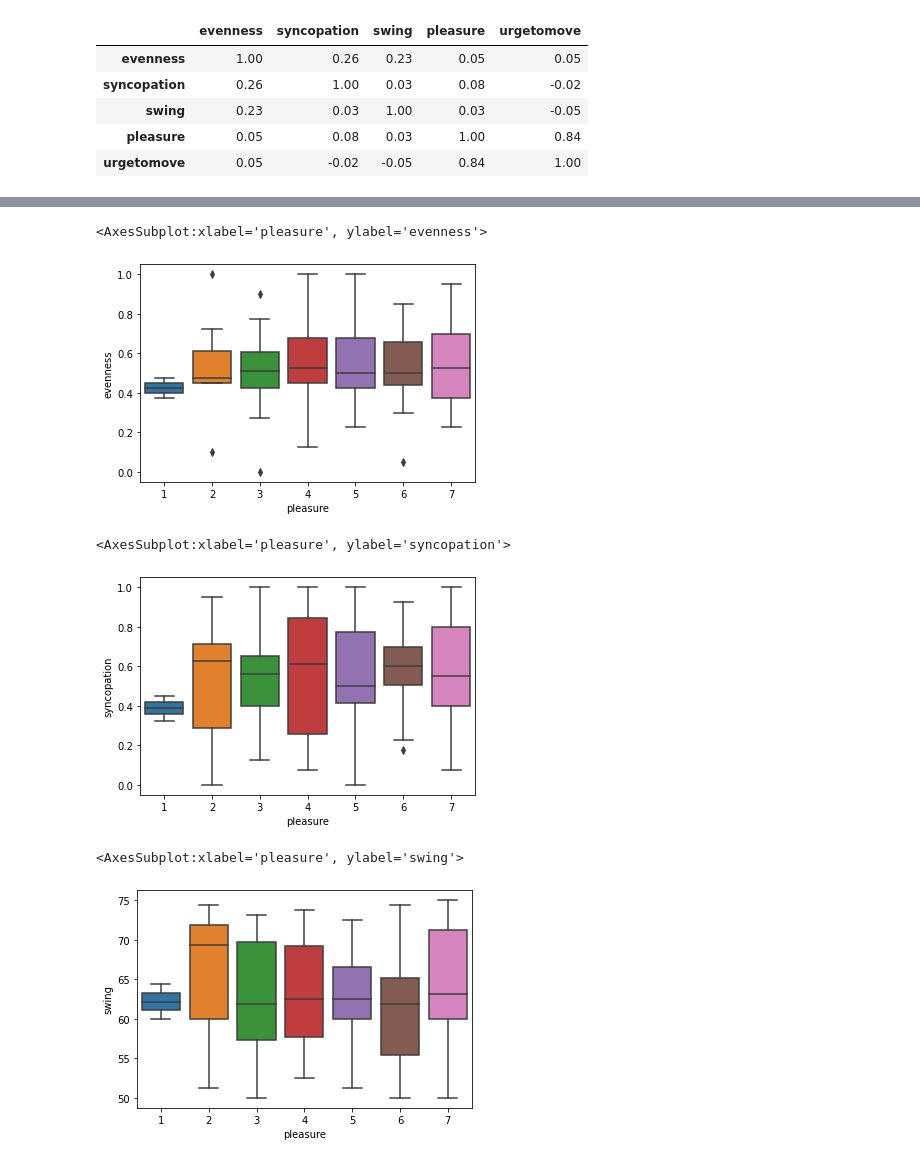
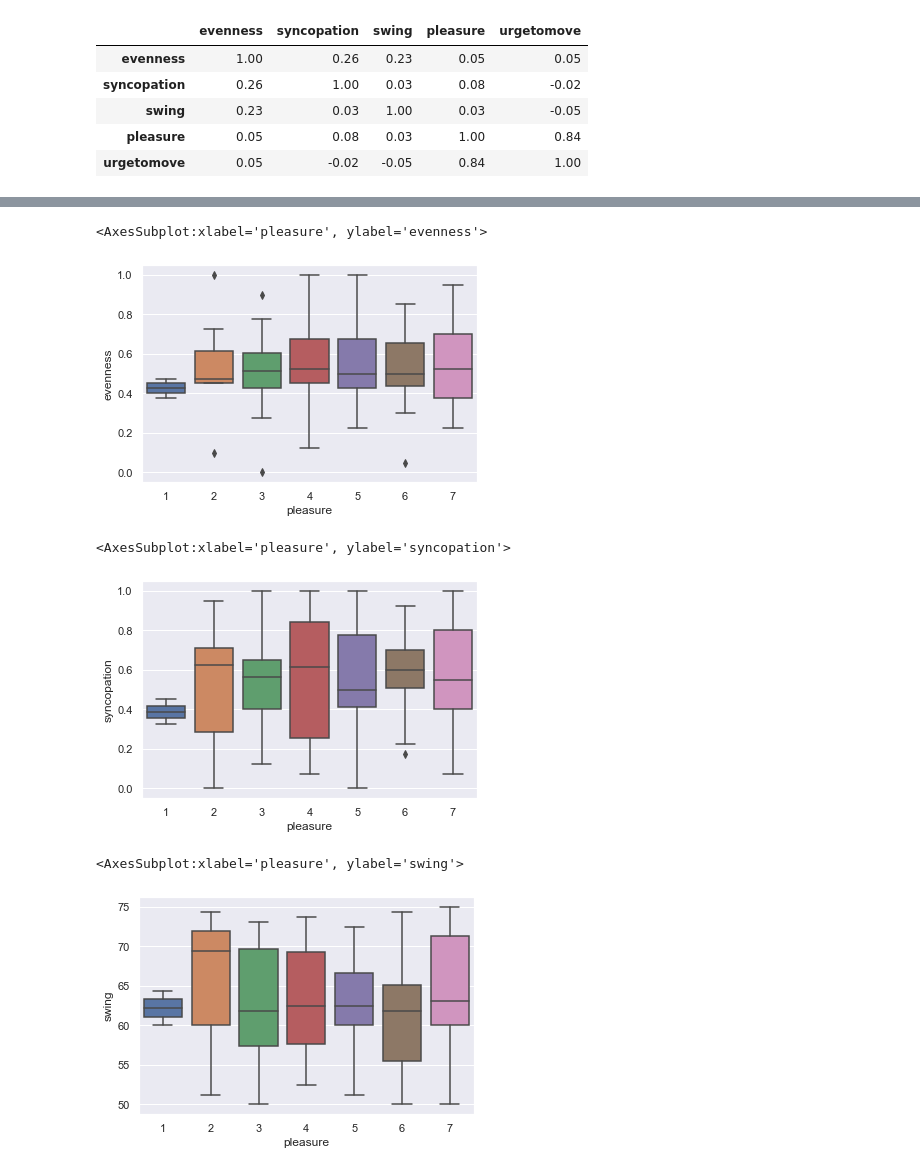
Before and after one commit to pamonroy/groove-smpc, a Jupyter notebook: grovesmpc_analisys.ipynb, the cells around one changed output, grey strips where cells are left out. Drawn from its saved outputs; the diff is of its cells as text; code cells hidden in the pictures.

```diff
--- a/grovesmpc_analisys.ipynb
+++ b/grovesmpc_analisys.ipynb
@@ -96,6 +103,7 @@ corr.style.background_gradient(cmap='coolwarm').format(precision=2)
 | pleasure | 0.05 | 0.08 | 0.03 | 1.00 | 0.84 |
 | urgetomove | 0.05 | -0.02 | -0.05 | 0.84 | 1.00 |
 # %%
-sb.pairplot(df)
+sns.set_theme()
+sns.pairplot(df)
 # %% [output]
 <seaborn.axisgrid.PairGrid at 0x...>
@@ -131,15 +151,15 @@ sb.boxplot(y="swing", x="urgetomove", data=df)
 # %%
-sb.boxplot(y="evenness", x="pleasure", data=df)
+sns.boxplot(y="evenness", x="pleasure", data=df)
 # %% [output]
 <AxesSubplot:xlabel='pleasure', ylabel='evenness'>
-[figure, old version]
+[figure, new version]
 # %%
-sb.boxplot(y="syncopation", x="pleasure", data=df)
+sns.boxplot(y="syncopation", x="pleasure", data=df)
 # %% [output]
 <AxesSubplot:xlabel='pleasure', ylabel='syncopation'>
-[figure, old version]
+[figure, new version]
 # %%
-sb.boxplot(y="swing", x="pleasure", data=df)
+sns.boxplot(y="swing", x="pleasure", data=df)
 # %% [output]
 <AxesSubplot:xlabel='pleasure', ylabel='swing'>
-[figure, old version]
+[figure, new version]
```
Also changed, not shown: parts of 12 cells of this notebook.
